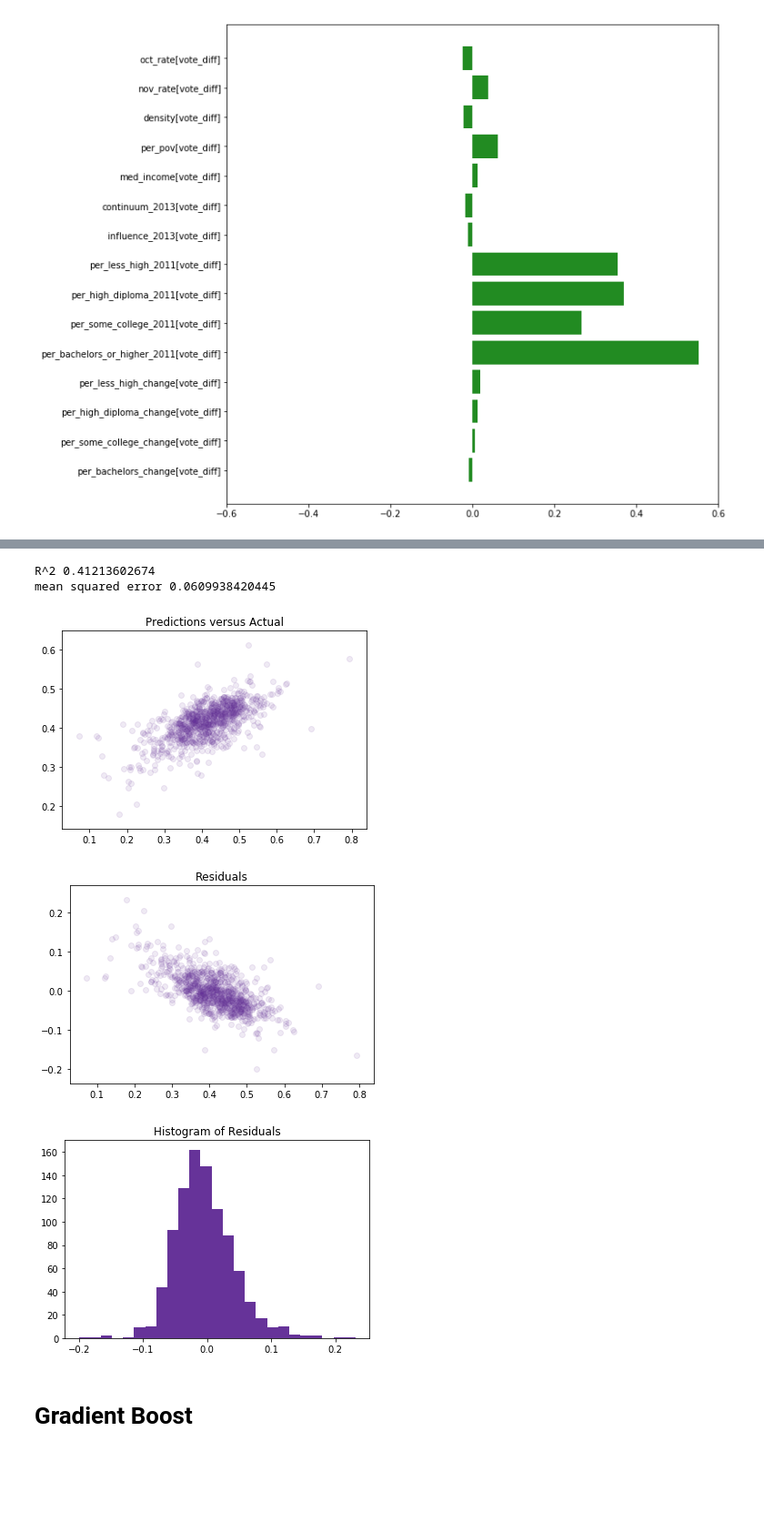
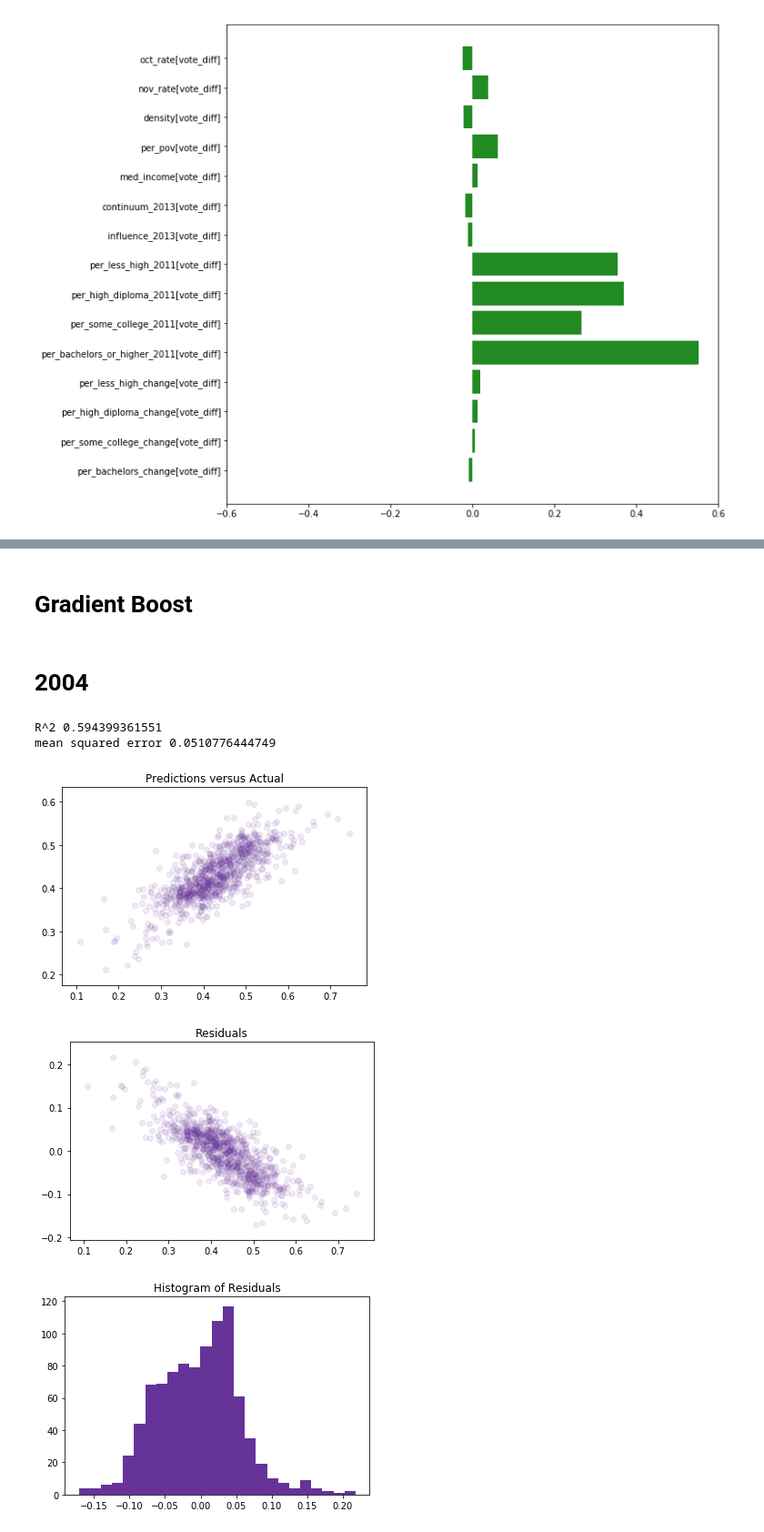
Before and after one commit to pnlp/Voter_Behavior, a Jupyter notebook: Strike_a_Line_Pose.ipynb, the cells around one changed output, grey strips where cells are left out. Shown at 91% size. Saved outputs shown, nothing was run; the diff lists cells and outputs as text; code cells hidden in the pictures; blank space fills up the shorter version.

```diff
--- a/Strike_a_Line_Pose.ipynb
+++ b/Strike_a_Line_Pose.ipynb
@@ -461,10 +252,2 @@ mean squared error 0.0644932471332
-# %%
-en_model(df_2016, 'total_vote_ratio')
-# %% [output]
-R^2 0.41213602674
-mean squared error 0.0609938420445
-[figure, removed]
-[figure, removed]
-[figure, removed]
 # %% [markdown]
 # Gradient Boost
@@ -500,0 +316,10 @@ def grad_boost(df, target):
+# %% [markdown]
+# 2004
+# %%
+grad_model(df_2004, 'total_vote_ratio')
+# %% [output]
+R^2 0.594399361551
+mean squared error 0.0510776444749
+[figure, added]
+[figure, added]
+[figure, added]
```
Also changed, not shown: parts of 35 cells of this notebook, 5 other files.
